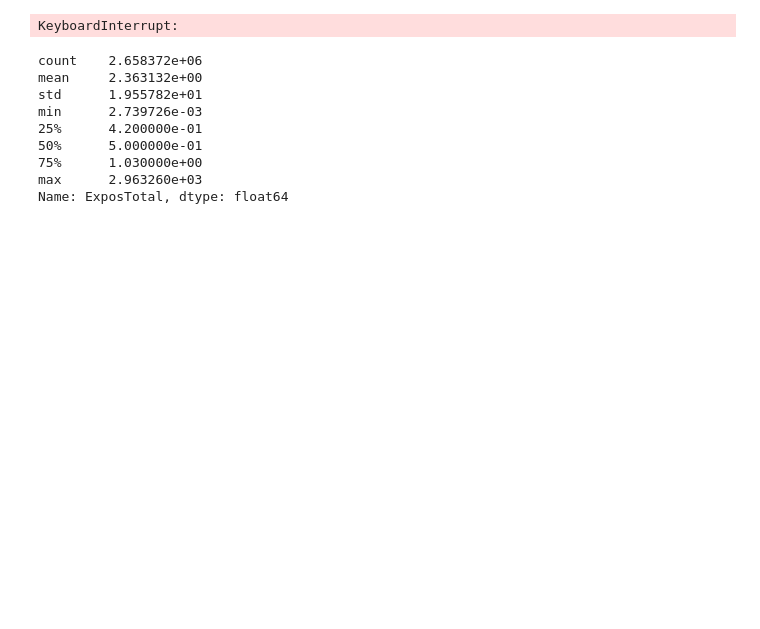
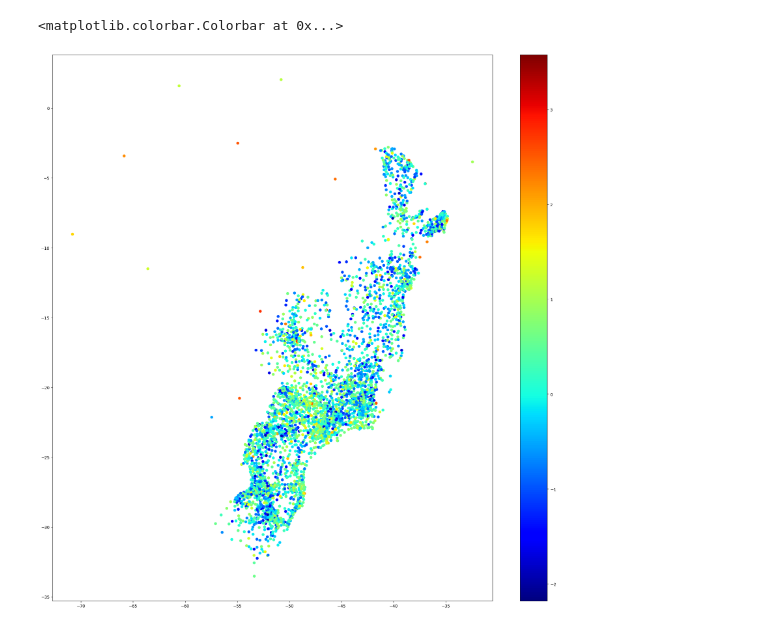
Before and after one commit to ckrapu/bayes-at-scale, a Jupyter notebook: 01-basic-modeling-numpyro.ipynb, the cells around one changed output. Saved outputs shown, nothing was run; the diff lists cells and outputs as text; code cells hidden in the pictures; blank space fills up the shorter version.

```diff
--- a/01-basic-modeling-numpyro.ipynb
+++ b/01-basic-modeling-numpyro.ipynb
@@ -17,43 +20,77 @@ n_cities = df['city_idx'].nunique()
+# %%
+df = pd.read_parquet(os.path.join(c.DATA_DIR, 'brvehins', 'brvehins_clean.parquet'))
+df['log_exposure'] = np.log10(df['ExposTotal'])
+
+n_cities = df['city_idx'].max() + 1
+
+# Our other factors are VehCategory and VehBrand; these will be used as categorical variables
+# to index into random effects for each category and brand
+n_categories = df['VehCategory'].cat.codes.max() + 1
+n_brands = df['VehBrand'].cat.codes.max() + 1
+
+city_filepath = os.path.join(c.DATA_DIR, 'brvehins', 'br_city_lat_long.parquet')
+city_df = pd.read_parquet(city_filepath)
 # %%
-def model(city_idx, log_exposure, claim_nb_coll):
+def model(city_idx, brand_idx, category_idx, log_exposure, claim_nb_coll, times):
+
     # Hyperparameters for the city random effect
-    mu_b = numpyro.sample('mu_b', dist.Normal(0, 1))
-    sigma_b = numpyro.sample('sigma_b', dist.HalfCauchy(1))
+    mu_city = numpyro.sample('mu_city', dist.Normal(0, 1))
+    sigma_city = numpyro.sample('sigma_city', dist.HalfCauchy(1))
 
     # Random effect for each city
     with numpyro.plate('city', n_cities):
-        b = numpyro.sample('b', dist.Normal(mu_b, sigma_b))
+        city_effect = numpyro.sample('city_effect', dist.Normal(mu_city, sigma_city))
+
+    mu_brand = numpyro.sample('mu_brand', dist.Normal(0, 1))
+    sigma_brand = numpyro.sample('sigma_brand', dist.HalfCauchy(1))
+
+    # random effect for each brand
+    with numpyro.plate('brand', n_brands):
+        brand_effect = numpyro.sample('brand_effect', dist.Normal(mu_brand, sigma_brand))
+
+    mu_category = numpyro.sample('mu_category', dist.Normal(0, 1))
+    sigma_category = numpyro.sample('sigma_category', dist.HalfCauchy(1))
+
+    # random effect for each category
+    with numpyro.plate('category', n_categories):
+        category_effect = numpyro.sample('category_effect', dist.Normal(mu_category, sigma_category))
+
+    # Gaussian random walk effect for time
+    n_timesteps = len(np.unique(times))
+    sigma_grw = numpyro.sample('sigma_grw', dist.HalfCauchy(1))
+    grw = numpyro.sample('grw', dist.GaussianRandomWalk(scale=sigma_grw, num_steps=n_timesteps))
 
     # Global offset with single free parameter to be added to log mean
     log_offset = numpyro.sample('log_offset', dist.Normal(0, 1))
 
     # Model for the log-mean
-    log_mean = log_exposure + b[city_idx] + log_offset
+    log_mean = log_exposure + city_effect[city_idx] + brand_effect[brand_idx] + category_effect[category_idx] + grw[times] + log_offset
+
+    mu = jnp.exp(log_mean)
 
     # Poisson likelihood
     with numpyro.plate('data', len(city_idx)):
-        numpyro.sample('obs', dist.Poisson(jnp.exp(log_mean)), obs=claim_nb_coll)
+        numpyro.sample('obs', dist.Poisson(mu), obs=claim_nb_coll)
 
 # Run NUTS
 rng_key = random.PRNGKey(0)
 rng_key, rng_key_ = random.split(rng_key)
 nuts_kernel = NUTS(model)
 
-mcmc = MCMC(nuts_kernel, num_warmup=500, num_samples=500, num_chains=1)
+mcmc = MCMC(nuts_kernel, num_warmup=500, num_samples=500, num_chains=1, thinning=50)
 
-# Clocks at 12s/it at 1024 steps, so ~10 ms per stepb
-mcmc.run(rng_key_, city_idx=df['city_idx'].values, log_exposure=df['log_exposure'].values, claim_nb_coll=df['ClaimNbColl'].values)
+# Clocks at 12s/it at 1024 steps on CPU, so ~10 ms per stepb
+mcmc.run(rng_key_,
+            city_idx=df['city_idx'].values,
+            brand_idx=df['VehBrand'].cat.codes.values,
+            category_idx=df['VehCategory'].cat.codes.values,
+            log_exposure=df['log_exposure'].values,
+            claim_nb_coll=df['ClaimNbColl'].values,
+            times=df['VehYearSince1971'].values)
-# %% [output]
-KeyboardInterrupt:
-# %%
-df['ExposTotal'].describe()
-# %% [output]
-count    2.658372e+06
-mean     2.363132e+00
-std      1.955782e+01
-min      2.739726e-03
-25%      4.200000e-01
-50%      5.000000e-01
-75%      1.030000e+00
-max      2.963260e+03
-Name: ExposTotal, dtype: float64
+# %%
+plt.figure(figsize=(24,24))
+plt.scatter(city_df.long, city_df.lat, c=city_effect, cmap='jet')
+plt.colorbar()
+# %% [output]
+<matplotlib.colorbar.Colorbar at 0x...>
+[figure, added]
```
Also changed, not shown: parts of 6 cells of this notebook.
